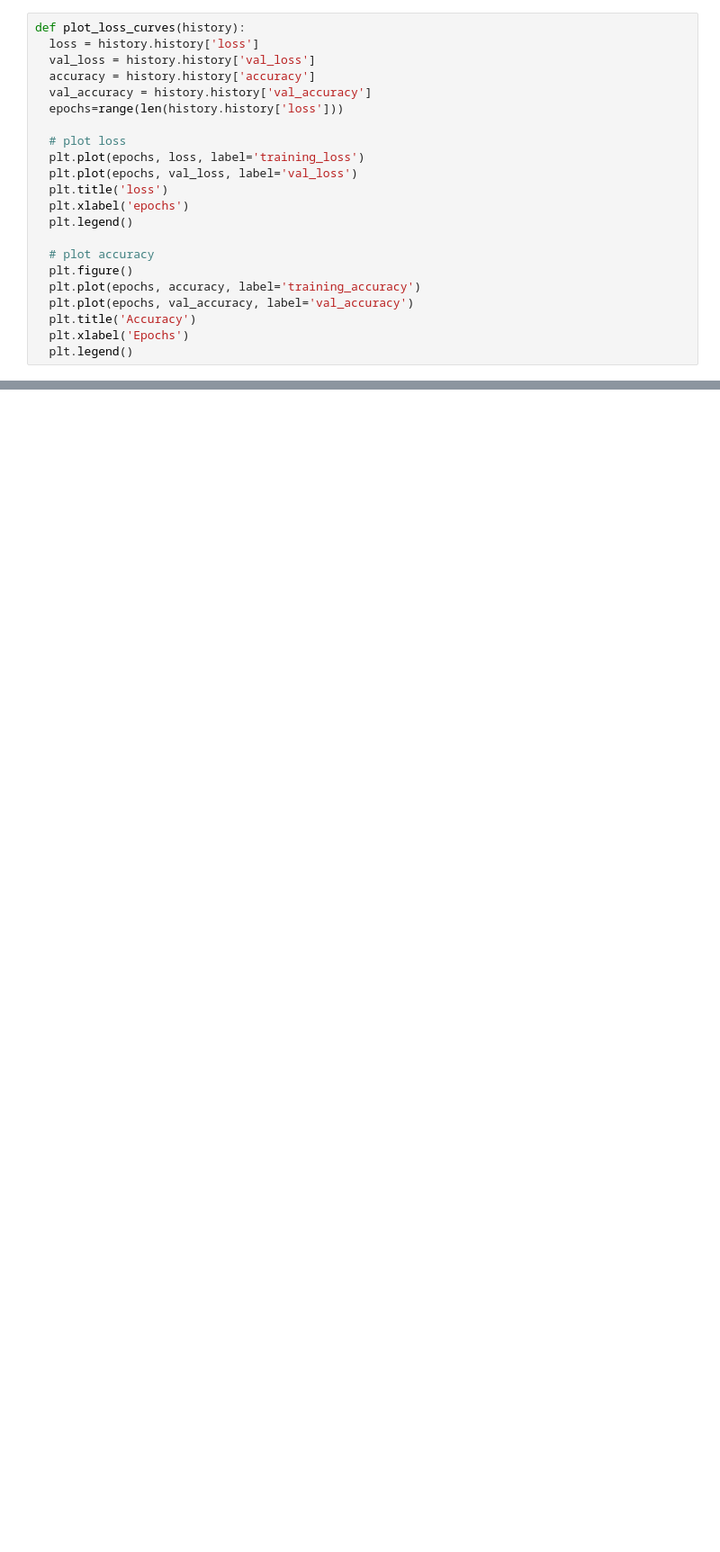
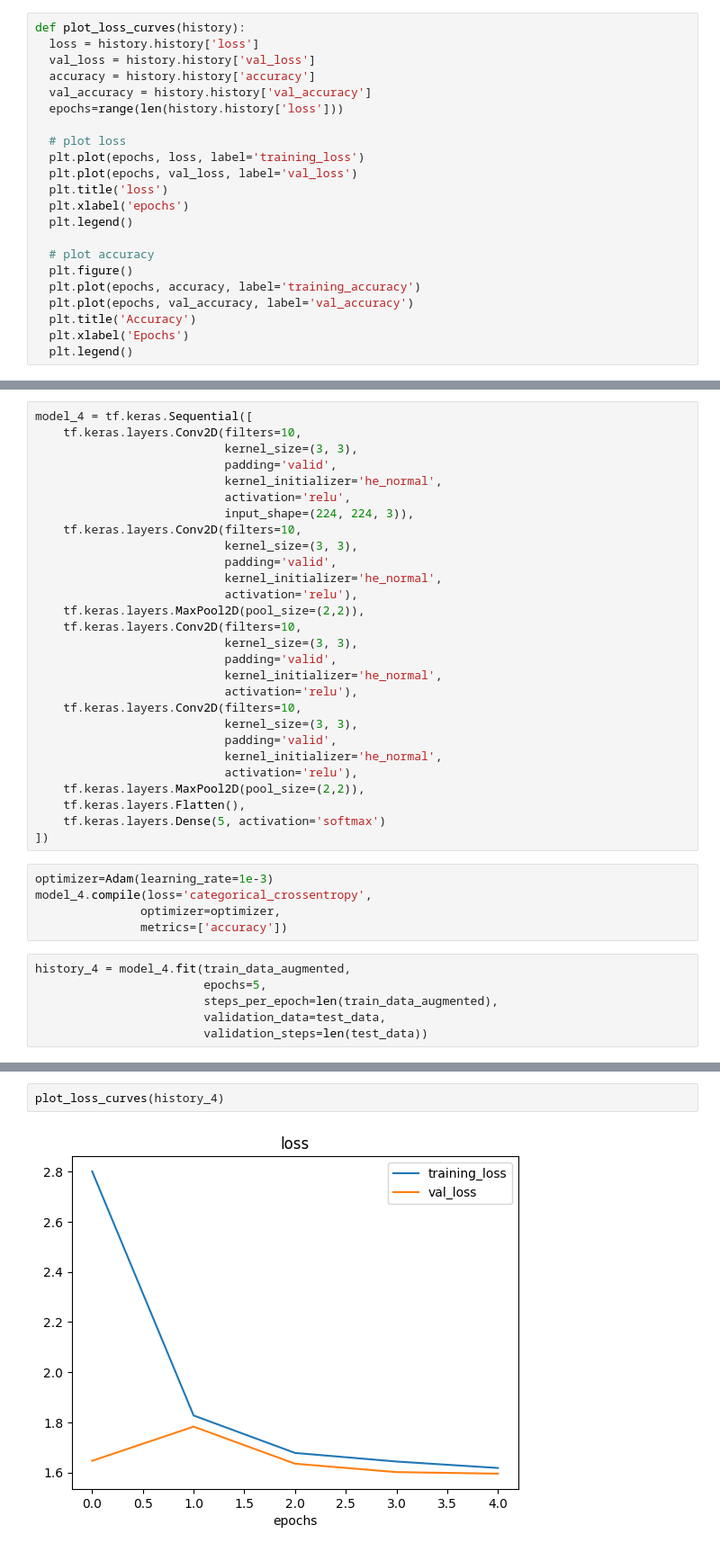
Before and after one commit to gazizovaa/CodeAlpha_GrapevineLeaves_ImageClassification, a Jupyter notebook: CodeAlpha_GrapevineLeaves_ImageClassification.ipynb, the cells around one changed output, grey strips where cells are left out. Shown at 90% size. Drawn from its saved outputs; the diff is of its cells as text; blank space fills up the shorter version.

```diff
--- a/CodeAlpha_GrapevineLeaves_ImageClassification.ipynb
+++ b/CodeAlpha_GrapevineLeaves_ImageClassification.ipynb
@@ -411,0 +456,39 @@ plot_loss_curves(history_1)
+# %%
+model_4 = tf.keras.Sequential([
+    tf.keras.layers.Conv2D(filters=10,
+                           kernel_size=(3, 3),
+                           padding='valid',
+                           kernel_initializer='he_normal',
+                           activation='relu',
+                           input_shape=(224, 224, 3)),
+    tf.keras.layers.Conv2D(filters=10,
+                           kernel_size=(3, 3),
+                           padding='valid',
+                           kernel_initializer='he_normal',
+                           activation='relu'),
+    tf.keras.layers.MaxPool2D(pool_size=(2,2)),
+    tf.keras.layers.Conv2D(filters=10,
+                           kernel_size=(3, 3),
+                           padding='valid',
+                           kernel_initializer='he_normal',
+                           activation='relu'),
+    tf.keras.layers.Conv2D(filters=10,
+                           kernel_size=(3, 3),
+                           padding='valid',
+                           kernel_initializer='he_normal',
+                           activation='relu'),
+    tf.keras.layers.MaxPool2D(pool_size=(2,2)),
+    tf.keras.layers.Flatten(),
+    tf.keras.layers.Dense(5, activation='softmax')
+])
+# %%
+optimizer=Adam(learning_rate=1e-3)
+model_4.compile(loss='categorical_crossentropy',
+               optimizer=optimizer,
+               metrics=['accuracy'])
+# %%
+history_4 = model_4.fit(train_data_augmented,
+                        epochs=5,
+                        steps_per_epoch=len(train_data_augmented),
+                        validation_data=test_data,
+                        validation_steps=len(test_data))
@@ -411,0 +506,4 @@ plot_loss_curves(history_1)
+# %%
+plot_loss_curves(history_4)
+# %% [output]
+[figure, added]
```
Also changed, not shown: parts of 35 cells of this notebook.
